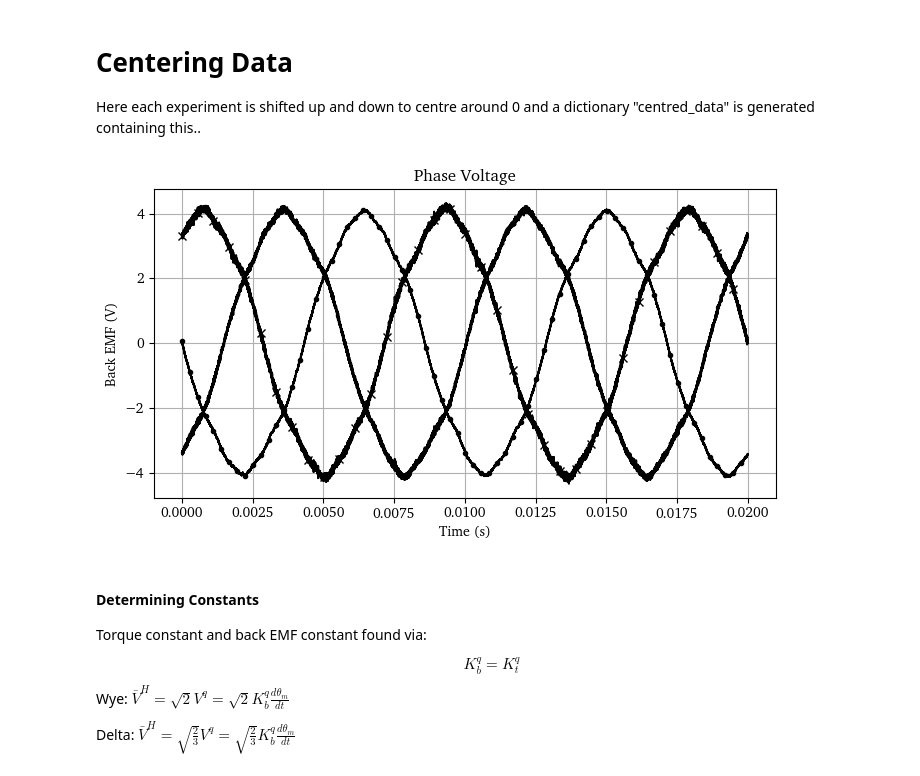
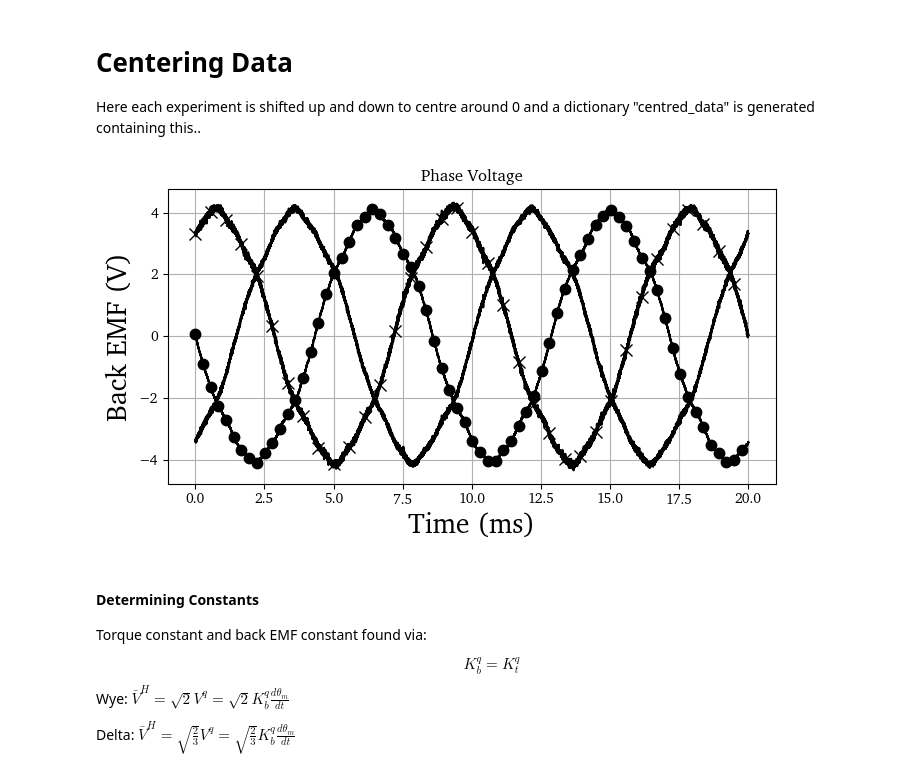
Before and after one commit to dan17229/V-Dyno, a Jupyter notebook: docs/motor_characterisation/Torque_Constant_Calculator.ipynb, the cells around one changed output. Saved outputs shown, nothing was run; the diff lists cells and outputs as text; code cells hidden in the pictures.

```diff
--- a/docs/motor_characterisation/Torque_Constant_Calculator.ipynb
+++ b/docs/motor_characterisation/Torque_Constant_Calculator.ipynb
@@ -89,12 +89,12 @@ def nice_plot_please_two(x1, y1, x2, y2, title, x_label, y_label,data_name1,data
 
 def nice_plot_please_three(x1, y1, x2, y2, x3, y3, title, x_label, y_label, data_name1, data_name2, data_name3):
     plt.figure(figsize=(7, 4))
-    plt.plot(x1, y1, label=data_name1, color='black', markevery=600, marker='.')
-    plt.plot(x2, y2, label=data_name2,color='black',markevery=1200,marker='x')
+    plt.plot(x1, y1, label=data_name1, color='black', markevery=600, marker='.', markersize=15)
+    plt.plot(x2, y2, label=data_name2, color='black', markevery=1200, marker='x', markersize=8)
     plt.plot(x3, y3, label=data_name3,color='black')
     plt.title(title)
-    plt.xlabel(x_label)
-    plt.ylabel(y_label)
+    plt.xlabel(x_label, fontsize=20)
+    plt.ylabel(y_label, fontsize=20)
     plt.grid(True)
     #plt.legend()
     plt.tight_layout()
@@ -105,34 +105,34 @@ Here each experiment is shifted up and down to centre around 0 and a dictionary
 # %%
 #dictionary of experiments, indexes as [value][0], 0 is time, 1 is voltage
 example='CHAN1_1000rpm1'
 
 #centering data about 0
 centered_data = {}
 for experiment in dataframes:
     mean = np.mean(dataframes[experiment]['voltages'])
     centered_data[experiment]= {'times': dataframes[experiment]['times'], 'voltages' : [v - mean for v in dataframes[experiment]['voltages']]}
     if "CHAN3" in experiment:
         centered_data[experiment]['voltages'] = [v * 10 for v in centered_data[experiment]['voltages']]
 #dictionary of experiments, indexes as [value][0], 0 is time, 1 is voltage
 #nice_plot_please_two(dataframes[example]['times'],dataframes[example]['voltages'],centered_data[example]['times'],centered_data[example]['voltages'],"Centered Data","Time","Voltage","Original","Centered")
 # Filter data to only include the first 0.01 seconds
 time_limit = 0.02
 filtered_data = {
     key: {
         'times': [t for t in value['times'] if t <= time_limit],
         'voltages': value['voltages'][:len([t for t in value['times'] if t <= time_limit])]
     }
     for key, value in centered_data.items()
 }
 
 nice_plot_please_three(
-    filtered_data['CHAN1_1000rpm1']['times'], filtered_data['CHAN1_1000rpm1']['voltages'],
-    filtered_data['CHAN2_1000rpm1']['times'], filtered_data['CHAN2_1000rpm1']['voltages'],
-    filtered_data['CHAN3_1000rpm1']['times'], filtered_data['CHAN3_1000rpm1']['voltages'],
-    "Phase Voltage", "Time (s)", "Back EMF (V)", "Original", "Centered", "Centered"
+    np.array(filtered_data['CHAN1_1000rpm1']['times']) * 1000, np.array(filtered_data['CHAN1_1000rpm1']['voltages']),
+    np.array(filtered_data['CHAN2_1000rpm1']['times']) * 1000, np.array(filtered_data['CHAN2_1000rpm1']['voltages']),
+    np.array(filtered_data['CHAN3_1000rpm1']['times']) * 1000, np.array(filtered_data['CHAN3_1000rpm1']['voltages']),
+    "Phase Voltage", "Time (ms)", "Back EMF (V)", "Original", "Centered", "Centered"
 )
 # %% [output]
-[figure, old version]
+[figure, new version]
 # %%
 def waveform_data_info(experiment,data=centered_data,window_start=0,window_size=0,voltage_threshold=.5,plot=False,filter=False,dist=1,prom=0.1,distance_factor=2.0):
     test_data = data[experiment]
```
Also changed, not shown: parts of 2 cells of this notebook, 33 other files.
